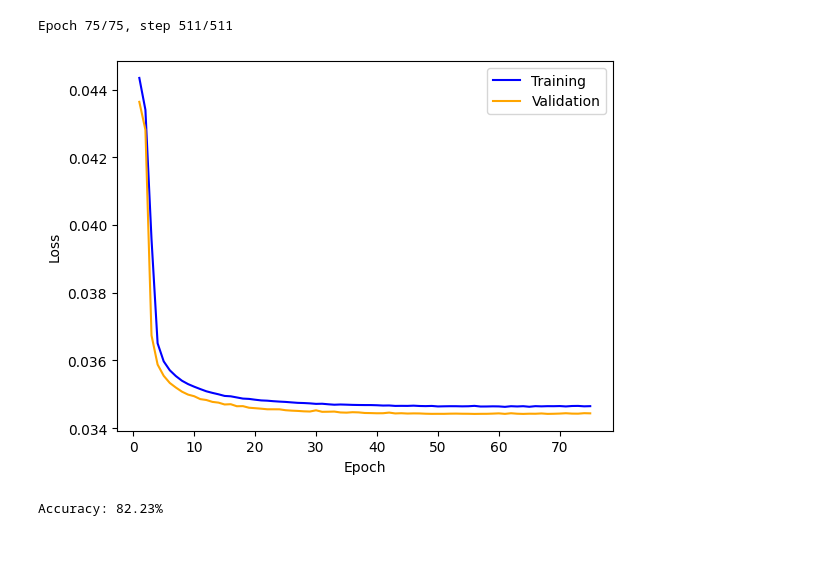
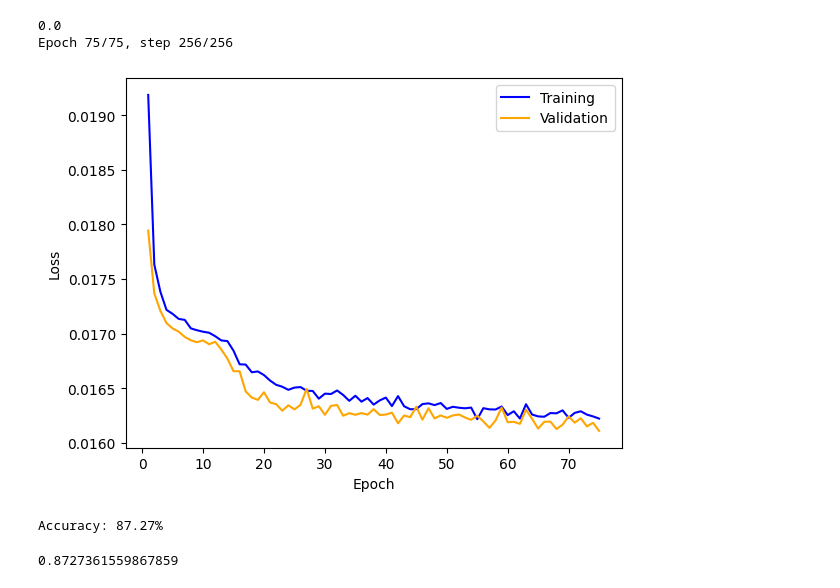
Before and after one commit to adamcataldo/letsbuildmodels, a Jupyter notebook: notebooks/neural_nets/MLPClassifier.ipynb, the cells around one changed output. Drawn from its saved outputs; the diff is of its cells as text; code cells hidden in the pictures; blank space fills up the shorter version.

```diff
--- a/notebooks/neural_nets/MLPClassifier.ipynb
+++ b/notebooks/neural_nets/MLPClassifier.ipynb
@@ -47,46 +53,47 @@ display(df2)
 # %%
-from lbm.models import MLPClassifier
+from lbm.models.mlp import DenseClassifier
 from lbm.workflow import train_and_validate
 import matplotlib.pyplot as plt
 import torch.optim as optim
 import torch.nn as nn
 import numpy as np
+from lbm.workflow import avg_accuracy
 
-means, stds = processor.get_z_score()
-model = MLPClassifier(
-    len(feature_names),
-    [
-        len(feature_names) * 10000
-    ],
-    len(label_names),
-    means,
-    stds,
-    dropout=0.2
-)
+def validate_dense_model(hidden_layers, epochs):
+    dropout = 0.0
+    weight_decay = 0.0
+    print(dropout)
+    model = DenseClassifier(
+        len(feature_names),
+        hidden_layers,
+        len(label_names),
+        dropout=dropout
+    )
 
-optimizer = optim.SGD(model.parameters(), weight_decay=0.01)
-loss_fn = nn.CrossEntropyLoss()
-train_losses, val_losses = train_and_validate(
-    model,
-    train_loader,
-    val_loader,
-    optimizer,
-    loss_fn,
-    epochs=75
-)
-plt.plot(np.arange(1, len(train_losses) + 1), train_losses, label='Training', color='blue')
-plt.plot(np.arange(1, len(val_losses) + 1), val_losses, label='Validation', color='orange')
-plt.legend()
-plt.xlabel('Epoch')
-plt.ylabel('Loss')
-plt.show()
+    optimizer = optim.SGD(model.parameters(), weight_decay=weight_decay)
+    loss_fn = nn.CrossEntropyLoss()
+    train_losses, val_losses = train_and_validate(
+        model,
+        train_loader,
+        val_loader,
+        optimizer,
+        loss_fn,
+        epochs=epochs
+    )
+    plt.plot(np.arange(1, len(train_losses) + 1), train_losses, label='Training', color='blue')
+    plt.plot(np.arange(1, len(val_losses) + 1), val_losses, label='Validation', color='orange')
+    plt.legend()
+    plt.xlabel('Epoch')
+    plt.ylabel('Loss')
+    plt.show()
+    accuracy = avg_accuracy(model, val_loader)
+    print(f'Accuracy: {accuracy:.2%}')
+    return accuracy
-# %% [output]
-Epoch 75/75, step 511/511
-[figure, removed]
-# %%
-from lbm.workflow import avg_accuracy
-
-accuracy = avg_accuracy(model, val_loader)
-print(f'Accuracy: {accuracy:.2%}')
-# %% [output]
-Accuracy: 82.23%
+# %%
+validate_dense_model([1024, 1024], 75)
+# %% [output]
+0.0
+Epoch 75/75, step 256/256
+[figure, added]
+Accuracy: 87.27%
+0.8727361559867859
```
Also changed, not shown: parts of 6 cells of this notebook, 4 other files.
